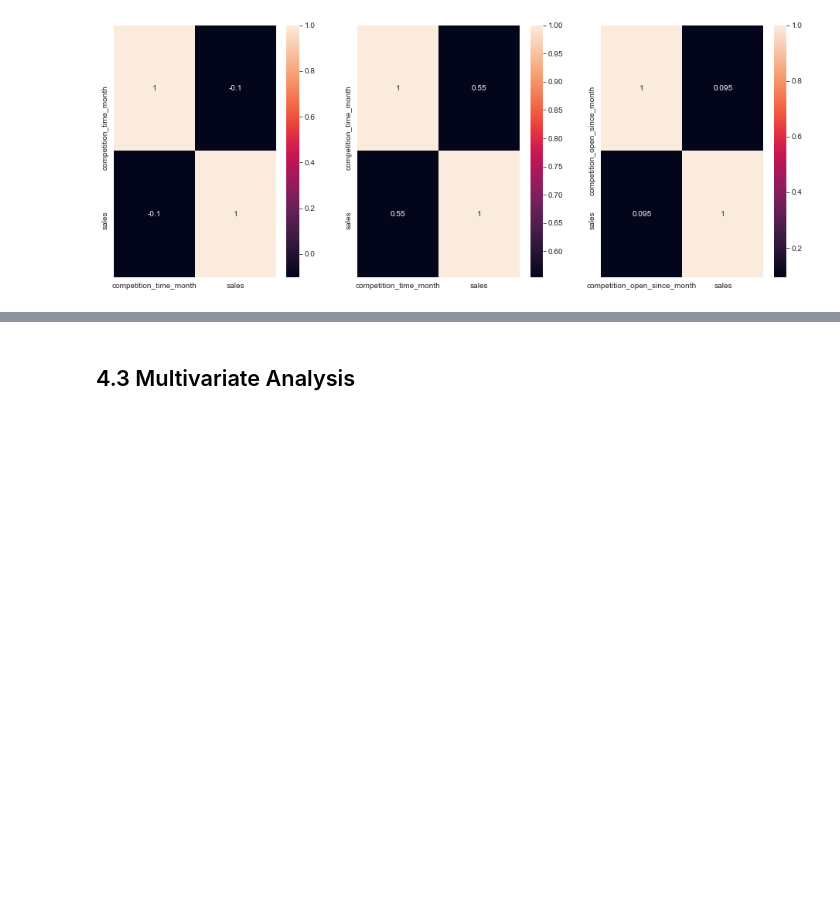
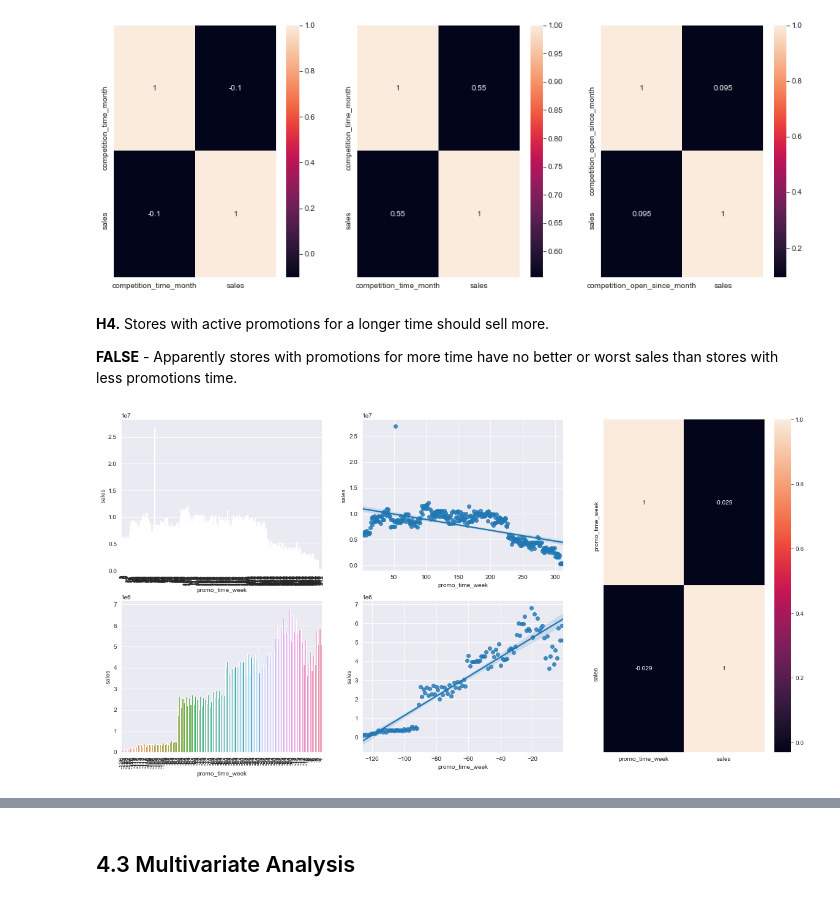
Before and after one commit to felipedmnq/Data-Science-T, a Jupyter notebook: Notebooks/Data_Science_T_M4.ipynb, the cells around one changed output, grey strips where cells are left out. Cells and saved outputs as stored; diff of their text form; code cells hidden in the pictures; blank space fills up the shorter version.

```diff
--- a/Notebooks/Data_Science_T_M4.ipynb
+++ b/Notebooks/Data_Science_T_M4.ipynb
@@ -880,3 +880,34 @@ plt.subplot(1, 3, 3)
 sns.heatmap(aux2_mean.corr(method = 'pearson'), annot = True);
 # %% [output]
 [figure]
+# %% [markdown]
+**H4.** Stores with active promotions for a longer time should sell more.
+
+**FALSE** - Apparently stores with promotions for more time have no better or worst sales than stores with less promotions time.
+# %%
+aux_sum = df4[['promo_time_week', 'sales']].groupby('promo_time_week').sum().reset_index()
+# %%
+plt.figure(figsize = (20, 10))
+
+grid = plt.GridSpec(2, 3)
+
+plt.subplot(grid[0, 0])
+aux1 = aux_sum[aux_sum['promo_time_week'] > 0]  #extended promo
+sns.barplot(x = 'promo_time_week', y = 'sales', data = aux1);
+plt.xticks(rotation = 90);
+
+plt.subplot(grid[0, 1])
+sns.regplot(x = 'promo_time_week', y = 'sales', data = aux1);
+
+plt.subplot(grid[1, 0])
+aux2 = aux_sum[aux_sum['promo_time_week'] < 0]
+sns.barplot(x = 'promo_time_week', y = 'sales', data = aux2);
+plt.xticks(rotation = 90);
+
+plt.subplot(grid[1, 1])
+sns.regplot(x = 'promo_time_week', y = 'sales', data = aux2);
+
+plt.subplot(grid[:, 2])
+sns.heatmap(aux_sum.corr(method = 'pearson'), annot = True);
+# %% [output]
+[figure, added]
```
Also changed, not shown: parts of 8 cells of this notebook.
